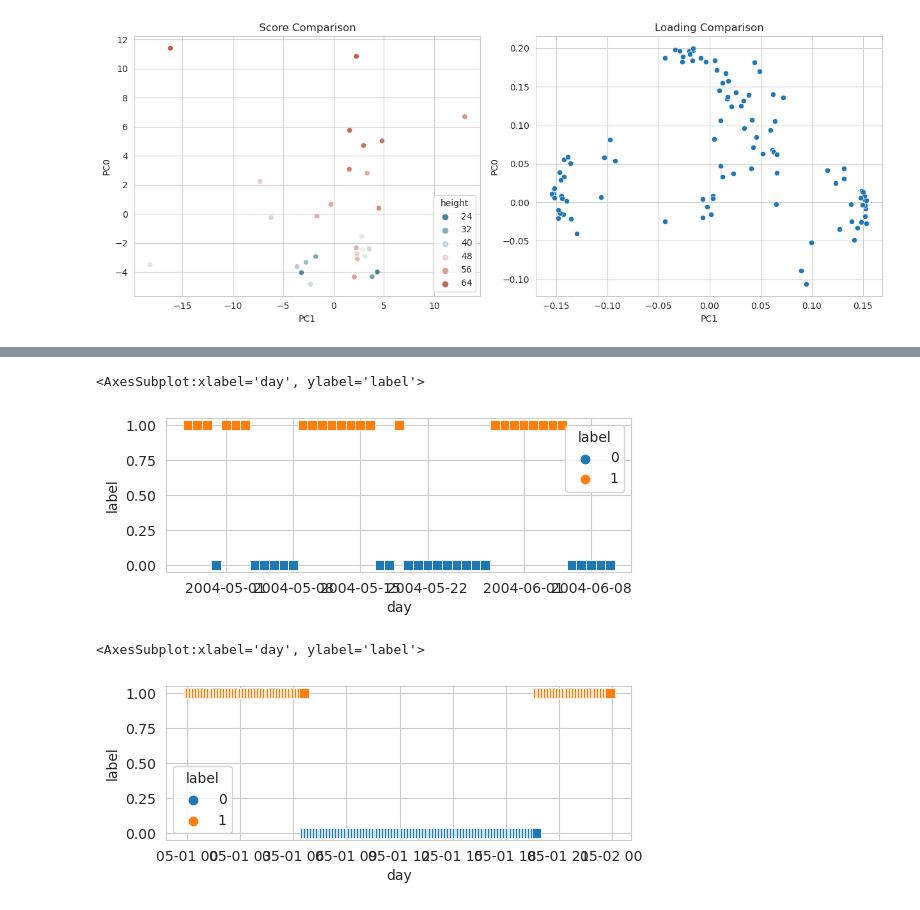
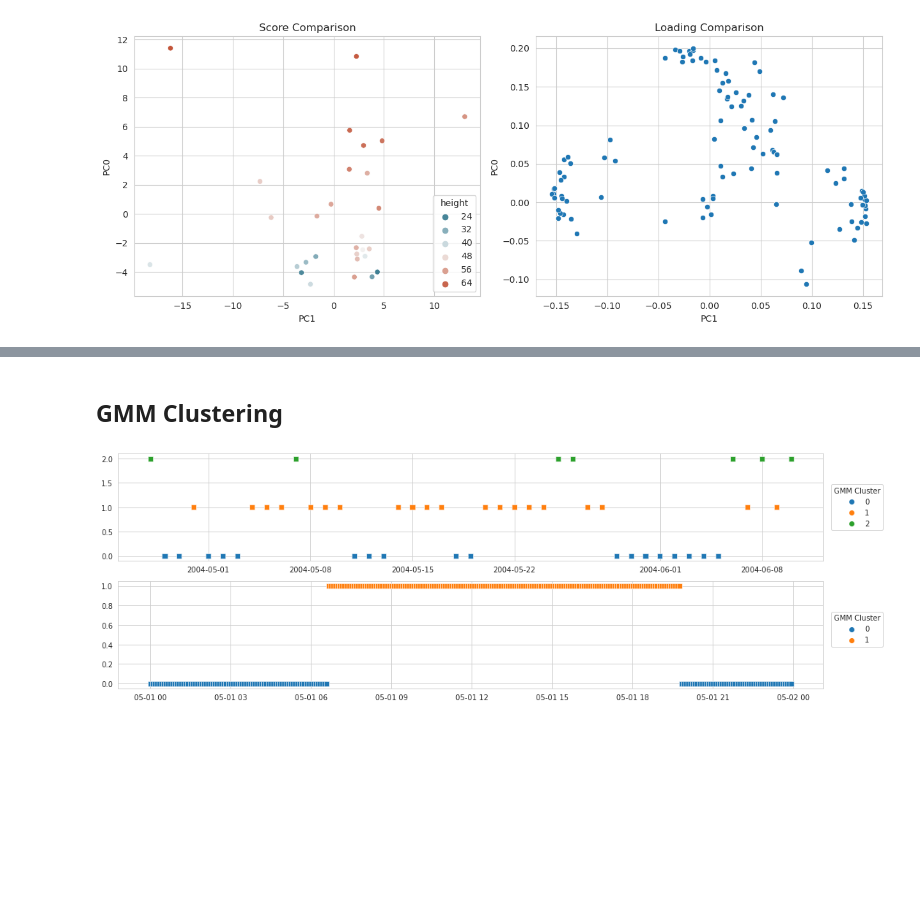
Before and after one commit to WHITSNAK/sta521_proj1, a Jupyter notebook: ryan_eda.ipynb, the cells around one changed output, grey strips where cells are left out. Cells and saved outputs as stored; diff of their text form; code cells hidden in the pictures; blank space fills up the shorter version.

Commit message:
add gmm plot

```diff
--- a/ryan_eda.ipynb
+++ b/ryan_eda.ipynb
@@ -339,10 +322,0 @@ GaussianMixture(n_components=2)
-# %%
-to_plot = pd.DataFrame({
-    'day': X.index.to_timestamp(),
-    'label': gmm.predict(X)
-})
-fig, ax = plt.subplots(figsize=(6, 2))
-sns.scatterplot(data=to_plot, x='day', y='label', hue='label', s=50, marker='s', ax=ax)
-# %% [output]
-<AxesSubplot:xlabel='day', ylabel='label'>
-[figure, removed]
@@ -356,15 +323,53 @@ X = ((X - X.mean()) / X.std())
-# %%
-from sklearn.mixture import GaussianMixture
-
-gmm = GaussianMixture(n_components=2, covariance_type='full')
-gmm.fit(X)
-
-to_plot = pd.DataFrame({
-    'day': X.index.to_timestamp(),
-    'label': gmm.predict(X)
-})
-fig, ax = plt.subplots(figsize=(6, 2))
-sns.scatterplot(data=to_plot, x='day', y='label', hue='label', s=50, marker='s', ax=ax)
-# %% [output]
-<AxesSubplot:xlabel='day', ylabel='label'>
-[figure, removed]
+# %% [markdown]
+## GMM Clustering
+# %%
+from sklearn.mixture import GaussianMixture
+
+np.random.seed(352)
+fig, ax = plt.subplots(2, 1, figsize=(15, 5))
+
+gp = df.groupby([df.epoch_datetime.dt.to_period('D')])
+X = gp[['humidity','humid_temp','incident_par','reflected_par']].mean().join(
+    gp[['humidity','humid_temp','incident_par','reflected_par']].std(),
+    lsuffix='_mean', rsuffix='_std'
+)
+X = ((X - X.mean()) / X.std())
+
+gmm = GaussianMixture(n_components=3, covariance_type='full')
+gmm.fit(X)
+
+to_plot = pd.DataFrame({
+    'day': X.index.to_timestamp(),
+    'label': gmm.predict(X)
+})
+sns.scatterplot(data=to_plot, x='day', y='label', hue='label', s=50, marker='s', ax=ax[0], palette=sns.color_palette("tab10", n_colors=3))
+ax[0].legend(title='GMM Cluster', bbox_to_anchor=(1.09, 0.75))
+ax[0].set_xlabel('')
+ax[0].set_ylabel('')
+
+
+gp = df.groupby([df.epoch_datetime.dt.to_period('10T')])
+X = gp[['humidity','humid_temp','incident_par','reflected_par']].mean().join(
+    gp[['humidity','humid_temp','incident_par','reflected_par']].std(),
+    lsuffix='_mean', rsuffix='_std'
+).loc['2004-05-01']
+X = ((X - X.mean()) / X.std())
+
+gmm = GaussianMixture(n_components=2, covariance_type='full')
+gmm.fit(X)
+
+to_plot = pd.DataFrame({
+    'day': X.index.to_timestamp(),
+    'label': gmm.predict(X)
+})
+to_plot[['cp1', 'cp2']] = gmm.predict_proba(X)
+
+sns.scatterplot(data=to_plot, x='day', y='label', hue='label', s=50, marker='s', ax=ax[1])
+ax[1].legend(title='GMM Cluster', bbox_to_anchor=(1.09, 0.75))
+ax[1].set_xlabel('')
+ax[1].set_ylabel('')
+
+fig.tight_layout()
+fig.show()
+# %% [output]
+[figure, added]
```
Also changed, not shown: parts of 4 cells of this notebook, 1 other file.
